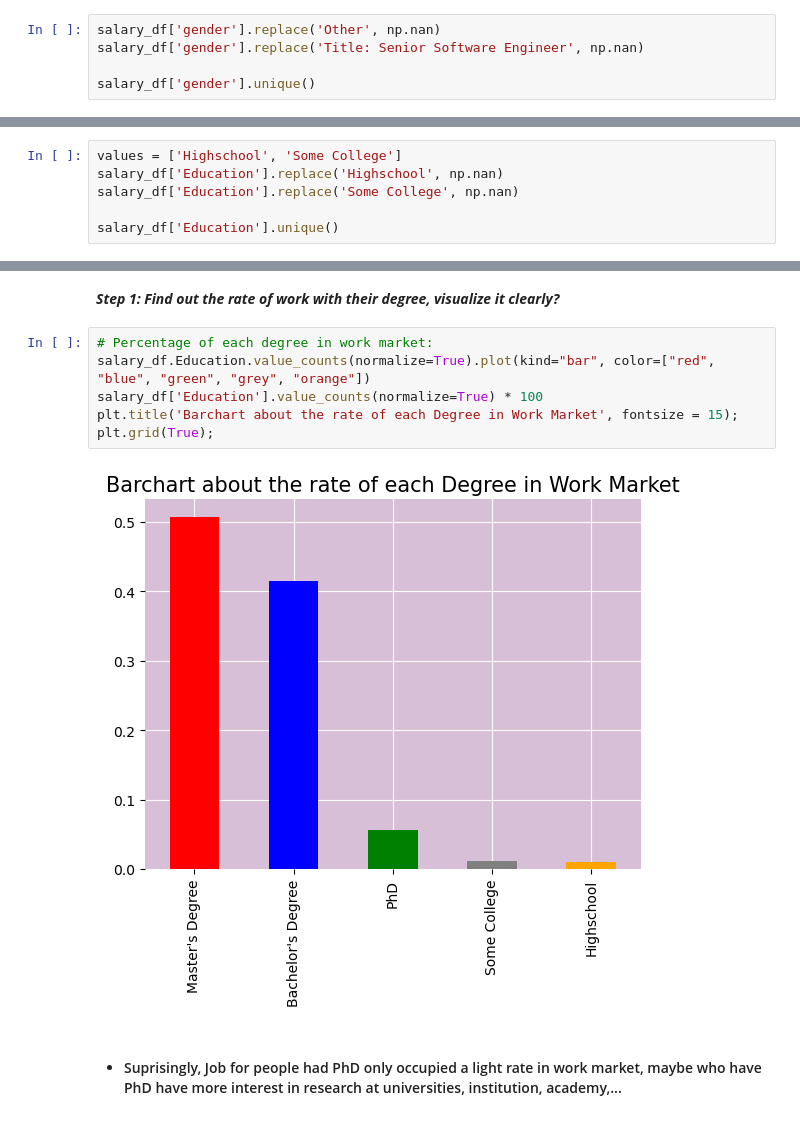
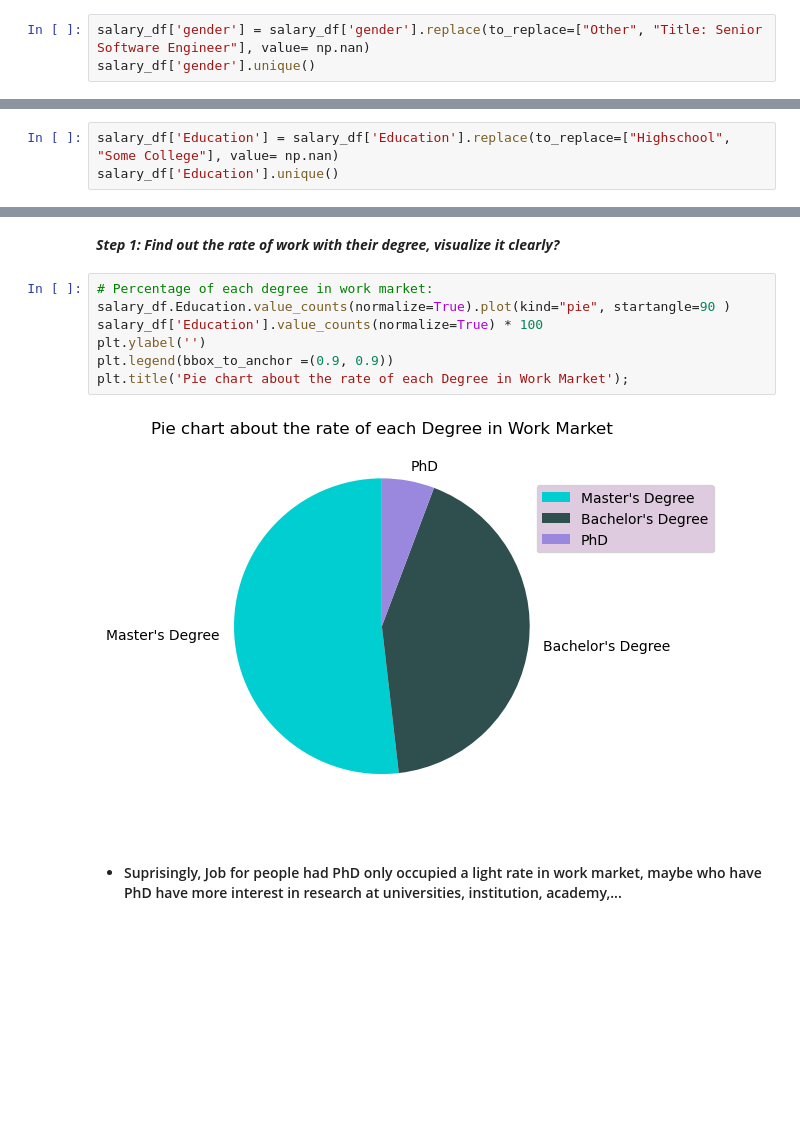
Before and after one commit to hoangvo1902/CSC17104_PROGRAMMING-FOR-DATA-SCIENCE, a Jupyter notebook: Final project_Completed.ipynb, the cells around one changed output, grey strips where cells are left out. Cells and saved outputs as stored; diff of their text form; blank space fills up the shorter version.

```diff
--- a/Final project_Completed.ipynb
+++ b/Final project_Completed.ipynb
@@ -391,8 +391,6 @@ salary_df.shape[0]
 # %% [output]
 62642
 # %%
-salary_df['gender'].replace('Other', np.nan)
-salary_df['gender'].replace('Title: Senior Software Engineer', np.nan)
-
+salary_df['gender'] = salary_df['gender'].replace(to_replace=["Other", "Title: Senior Software Engineer"], value= np.nan)
 salary_df['gender'].unique()
 # %% [output]
@@ -431,9 +425,6 @@ Name: Education, dtype: Float64
 # %% [markdown]
 As you can see, Column Education where has Highshool, Some College only occupy about 1% so that we can change it to nan.
 # %%
-values = ['Highschool', 'Some College']
-salary_df['Education'].replace('Highschool', np.nan)
-salary_df['Education'].replace('Some College', np.nan)
-
+salary_df['Education'] = salary_df['Education'].replace(to_replace=["Highschool", "Some College"], value= np.nan)
 salary_df['Education'].unique()
 # %% [output]
@@ -490,12 +477,13 @@ Moreover, Column Education where has Highshool only occupy about 1% so that we c
 ***Step 1: Find out the rate of work with their degree, visualize it clearly?***
 # %%
 # Percentage of each degree in work market:
-salary_df.Education.value_counts(normalize=True).plot(kind="bar", color=["red", "blue", "green", "grey", "orange"])
+salary_df.Education.value_counts(normalize=True).plot(kind="pie", startangle=90 )
 salary_df['Education'].value_counts(normalize=True) * 100
-plt.title('Barchart about the rate of each Degree in Work Market', fontsize = 15);
-plt.grid(True);
+plt.ylabel('')
+plt.legend(bbox_to_anchor =(0.9, 0.9))
+plt.title('Pie chart about the rate of each Degree in Work Market');
 # %% [output]
-[figure, old version]
+[figure, new version]
 # %% [markdown]
 - #### Suprisingly, Job for people had PhD only occupied a light rate in work market, maybe who have PhD have more interest in research at universities, institution, academy,...
 # %% [markdown]
```
Also changed, not shown: parts of 11 cells of this notebook.
